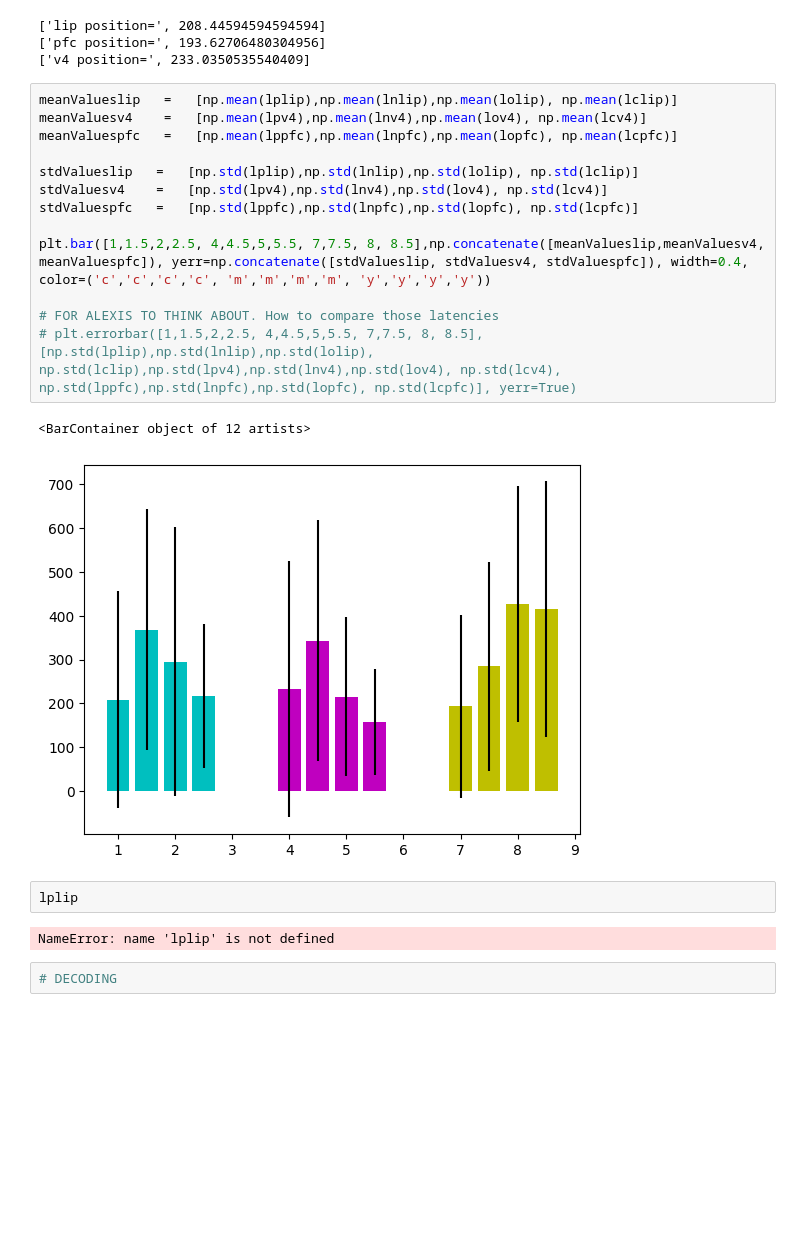
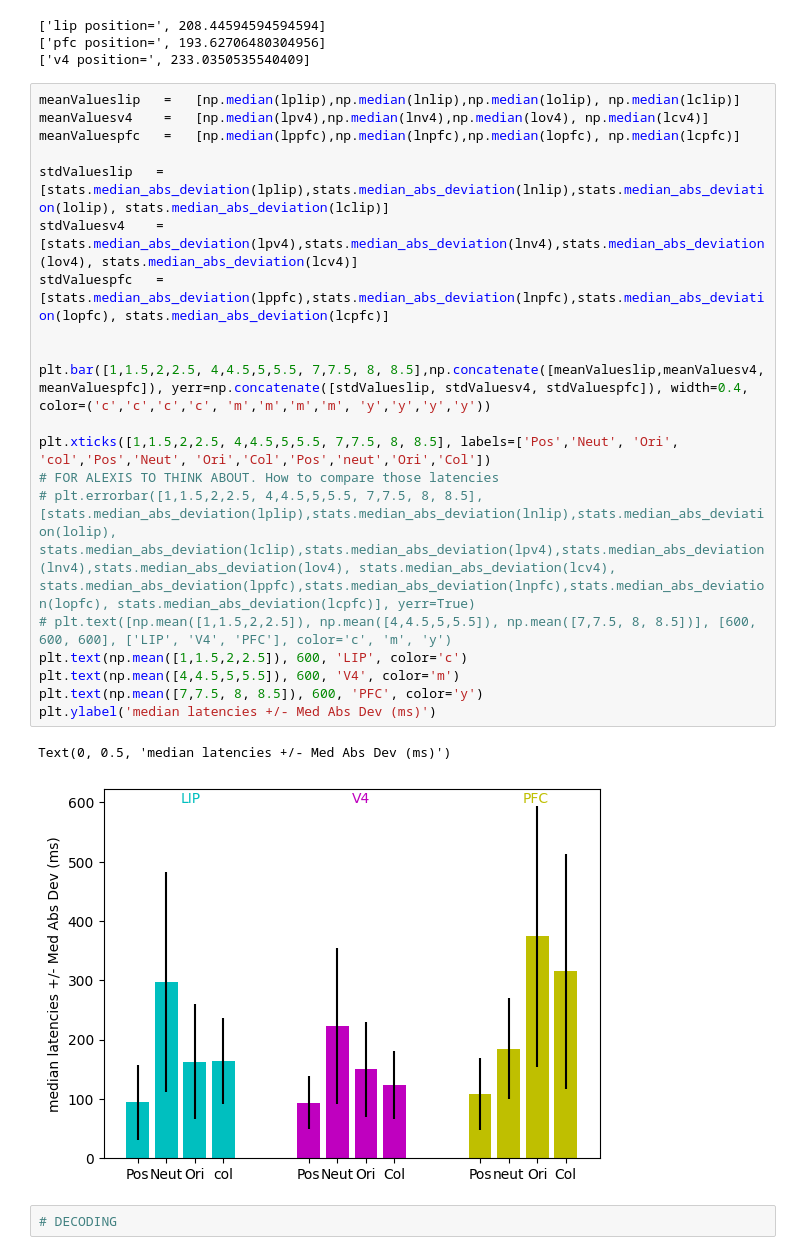
Before and after one commit to Ibos-lab/Users, a Jupyter notebook: ibosg/latency_analysis.ipynb, the cells around one changed output. Saved outputs shown, nothing was run; the diff lists cells and outputs as text; blank space fills up the shorter version.

Commit message:
refine latencies

```diff
--- a/ibosg/latency_analysis.ipynb
+++ b/ibosg/latency_analysis.ipynb
@@ -882,24 +808,27 @@ print(['v4 position=', np.mean(lpv4)])
 ['pfc position=', 193.62706480304956]
 ['v4 position=', 233.0350535540409]
 # %%
-meanValueslip   =   [np.mean(lplip),np.mean(lnlip),np.mean(lolip), np.mean(lclip)]
-meanValuesv4    =   [np.mean(lpv4),np.mean(lnv4),np.mean(lov4), np.mean(lcv4)]
-meanValuespfc   =   [np.mean(lppfc),np.mean(lnpfc),np.mean(lopfc), np.mean(lcpfc)]
+meanValueslip   =   [np.median(lplip),np.median(lnlip),np.median(lolip), np.median(lclip)]
+meanValuesv4    =   [np.median(lpv4),np.median(lnv4),np.median(lov4), np.median(lcv4)]
+meanValuespfc   =   [np.median(lppfc),np.median(lnpfc),np.median(lopfc), np.median(lcpfc)]
 
-stdValueslip   =   [np.std(lplip),np.std(lnlip),np.std(lolip), np.std(lclip)]
-stdValuesv4    =   [np.std(lpv4),np.std(lnv4),np.std(lov4), np.std(lcv4)]
-stdValuespfc   =   [np.std(lppfc),np.std(lnpfc),np.std(lopfc), np.std(lcpfc)]
+stdValueslip   =   [stats.median_abs_deviation(lplip),stats.median_abs_deviation(lnlip),stats.median_abs_deviation(lolip), stats.median_abs_deviation(lclip)]
+stdValuesv4    =   [stats.median_abs_deviation(lpv4),stats.median_abs_deviation(lnv4),stats.median_abs_deviation(lov4), stats.median_abs_deviation(lcv4)]
+stdValuespfc   =   [stats.median_abs_deviation(lppfc),stats.median_abs_deviation(lnpfc),stats.median_abs_deviation(lopfc), stats.median_abs_deviation(lcpfc)]
+
 
 plt.bar([1,1.5,2,2.5, 4,4.5,5,5.5, 7,7.5, 8, 8.5],np.concatenate([meanValueslip,meanValuesv4, meanValuespfc]), yerr=np.concatenate([stdValueslip, stdValuesv4, stdValuespfc]), width=0.4, color=('c','c','c','c', 'm','m','m','m', 'y','y','y','y'))
 
+plt.xticks([1,1.5,2,2.5, 4,4.5,5,5.5, 7,7.5, 8, 8.5], labels=['Pos','Neut', 'Ori', 'col','Pos','Neut', 'Ori','Col','Pos','neut','Ori','Col'])
 # FOR ALEXIS TO THINK ABOUT. How to compare those latencies
-# plt.errorbar([1,1.5,2,2.5, 4,4.5,5,5.5, 7,7.5, 8, 8.5],[np.std(lplip),np.std(lnlip),np.std(lolip), np.std(lclip),np.std(lpv4),np.std(lnv4),np.std(lov4), np.std(lcv4), np.std(lppfc),np.std(lnpfc),np.std(lopfc), np.std(lcpfc)], yerr=True)
+# plt.errorbar([1,1.5,2,2.5, 4,4.5,5,5.5, 7,7.5, 8, 8.5],[stats.median_abs_deviation(lplip),stats.median_abs_deviation(lnlip),stats.median_abs_deviation(lolip), stats.median_abs_deviation(lclip),stats.median_abs_deviation(lpv4),stats.median_abs_deviation(lnv4),stats.median_abs_deviation(lov4), stats.median_abs_deviation(lcv4), stats.median_abs_deviation(lppfc),stats.median_abs_deviation(lnpfc),stats.median_abs_deviation(lopfc), stats.median_abs_deviation(lcpfc)], yerr=True)
+# plt.text([np.mean([1,1.5,2,2.5]), np.mean([4,4.5,5,5.5]), np.mean([7,7.5, 8, 8.5])], [600, 600, 600], ['LIP', 'V4', 'PFC'], color='c', 'm', 'y')
+plt.text(np.mean([1,1.5,2,2.5]), 600, 'LIP', color='c')
+plt.text(np.mean([4,4.5,5,5.5]), 600, 'V4', color='m')
+plt.text(np.mean([7,7.5, 8, 8.5]), 600, 'PFC', color='y')
+plt.ylabel('median latencies +/- Med Abs Dev (ms)')
 # %% [output]
-<BarContainer object of 12 artists>
+Text(0, 0.5, 'median latencies +/- Med Abs Dev (ms)')
-[figure, old version]
+[figure, new version]
-# %%
-lplip
-# %% [output]
-NameError: name 'lplip' is not defined
 # %%
 # DECODING
```
Also changed, not shown: parts of 5 cells of this notebook, 1 other file.
